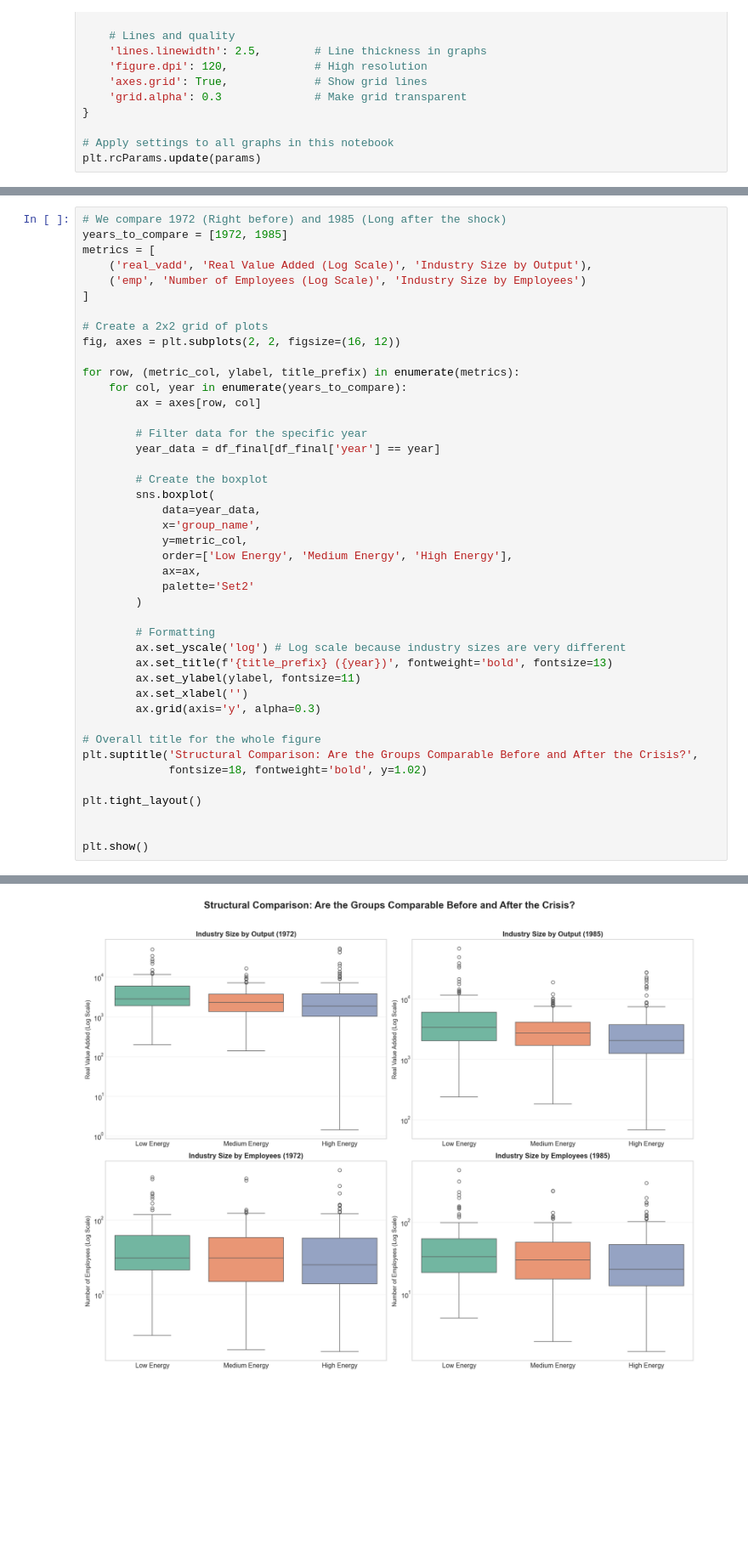
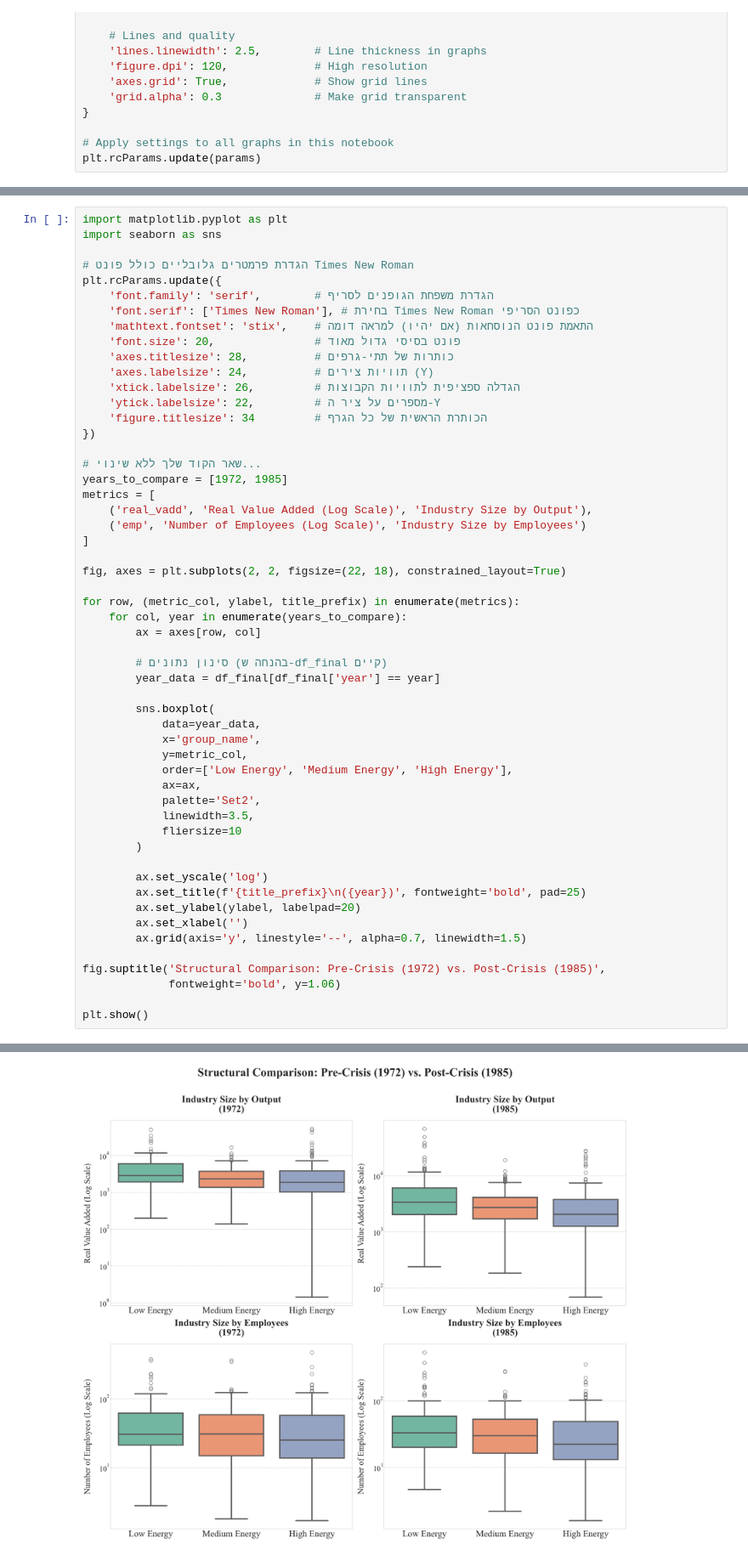
Before and after one commit to ofek31415-eng/Sourse_Idea, a Jupyter notebook: notebooks/01_idea_data_analysis.ipynb, the cells around one changed output, grey strips where cells are left out. Shown at 85% size. Drawn from its saved outputs; the diff is of its cells as text; blank space fills up the shorter version.

```diff
--- a/notebooks/01_idea_data_analysis.ipynb
+++ b/notebooks/01_idea_data_analysis.ipynb
@@ -461,63 +461,74 @@ plt.show()
 # %%
-# We compare 1972 (Right before) and 1985 (Long after the shock)
+import matplotlib.pyplot as plt
+import seaborn as sns
+
+# הגדרת פרמטרים גלובליים כולל פונט Times New Roman
+plt.rcParams.update({
+    'font.family': 'serif',        # הגדרת משפחת הגופנים לסריף
+    'font.serif': ['Times New Roman'], # בחירת Times New Roman כפונט הסריפי
+    'mathtext.fontset': 'stix',    # התאמת פונט הנוסחאות (אם יהיו) למראה דומה
+    'font.size': 20,               # פונט בסיסי גדול מאוד
+    'axes.titlesize': 28,          # כותרות של תתי-גרפים
+    'axes.labelsize': 24,          # תוויות צירים (Y)
+    'xtick.labelsize': 26,         # הגדלה ספציפית לתוויות הקבוצות
+    'ytick.labelsize': 22,         # מספרים על ציר ה-Y
+    'figure.titlesize': 34         # הכותרת הראשית של כל הגרף
+})
+
+# שאר הקוד שלך ללא שינוי...
 years_to_compare = [1972, 1985]
 metrics = [
     ('real_vadd', 'Real Value Added (Log Scale)', 'Industry Size by Output'),
     ('emp', 'Number of Employees (Log Scale)', 'Industry Size by Employees')
 ]
 
-# Create a 2x2 grid of plots
-fig, axes = plt.subplots(2, 2, figsize=(16, 12))
+fig, axes = plt.subplots(2, 2, figsize=(22, 18), constrained_layout=True)
 
 for row, (metric_col, ylabel, title_prefix) in enumerate(metrics):
     for col, year in enumerate(years_to_compare):
         ax = axes[row, col]
 
-        # Filter data for the specific year
+        # סינון נתונים (בהנחה ש-df_final קיים)
         year_data = df_final[df_final['year'] == year]
 
-        # Create the boxplot
         sns.boxplot(
             data=year_data,
             x='group_name',
             y=metric_col,
             order=['Low Energy', 'Medium Energy', 'High Energy'],
             ax=ax,
-            palette='Set2'
+            palette='Set2',
+            linewidth=3.5,
+            fliersize=10
         )
 
-        # Formatting
-        ax.set_yscale('log') # Log scale because industry sizes are very different
-        ax.set_title(f'{title_prefix} ({year})', fontweight='bold', fontsize=13)
-        ax.set_ylabel(ylabel, fontsize=11)
+        ax.set_yscale('log')
+        ax.set_title(f'{title_prefix}\n({year})', fontweight='bold', pad=25)
+        ax.set_ylabel(ylabel, labelpad=20)
         ax.set_xlabel('')
-        ax.grid(axis='y', alpha=0.3)
+        ax.grid(axis='y', linestyle='--', alpha=0.7, linewidth=1.5)
 
-# Overall title for the whole figure
-plt.suptitle('Structural Comparison: Are the Groups Comparable Before and After the Crisis?',
-             fontsize=18, fontweight='bold', y=1.02)
-
-plt.tight_layout()
-
+fig.suptitle('Structural Comparison: Pre-Crisis (1972) vs. Post-Crisis (1985)',
+             fontweight='bold', y=1.06)
 
 plt.show()
 # %% [output]
 Passing `palette` without assigning `hue` is deprecated and will be removed in v0.14.0. Assign the `x` variable to `hue` and set `legend=False` for the same effect.
 
   sns.boxplot(
 
 Passing `palette` without assigning `hue` is deprecated and will be removed in v0.14.0. Assign the `x` variable to `hue` and set `legend=False` for the same effect.
 
   sns.boxplot(
 
 Passing `palette` without assigning `hue` is deprecated and will be removed in v0.14.0. Assign the `x` variable to `hue` and set `legend=False` for the same effect.
 
   sns.boxplot(
 
 Passing `palette` without assigning `hue` is deprecated and will be removed in v0.14.0. Assign the `x` variable to `hue` and set `legend=False` for the same effect.
 
   sns.boxplot(
-[figure, old version]
+[figure, new version]
 # %%
 # 1. Prepare the data for Pre and Post crisis periods
 pre_crisis_avg = df_final[(df_final['year'] >= 1958) & (df_final['year'] <= 1972)].copy()
```
Also changed, not shown: parts of 19 cells of this notebook.
